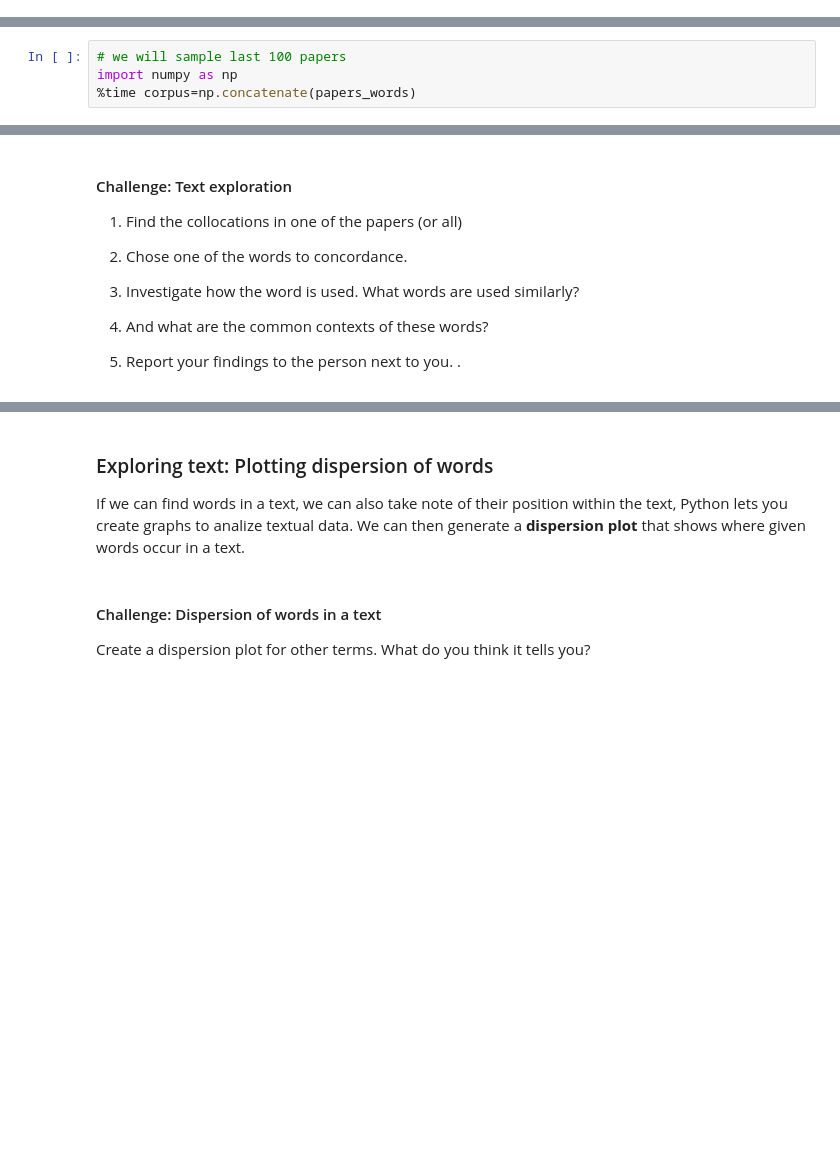
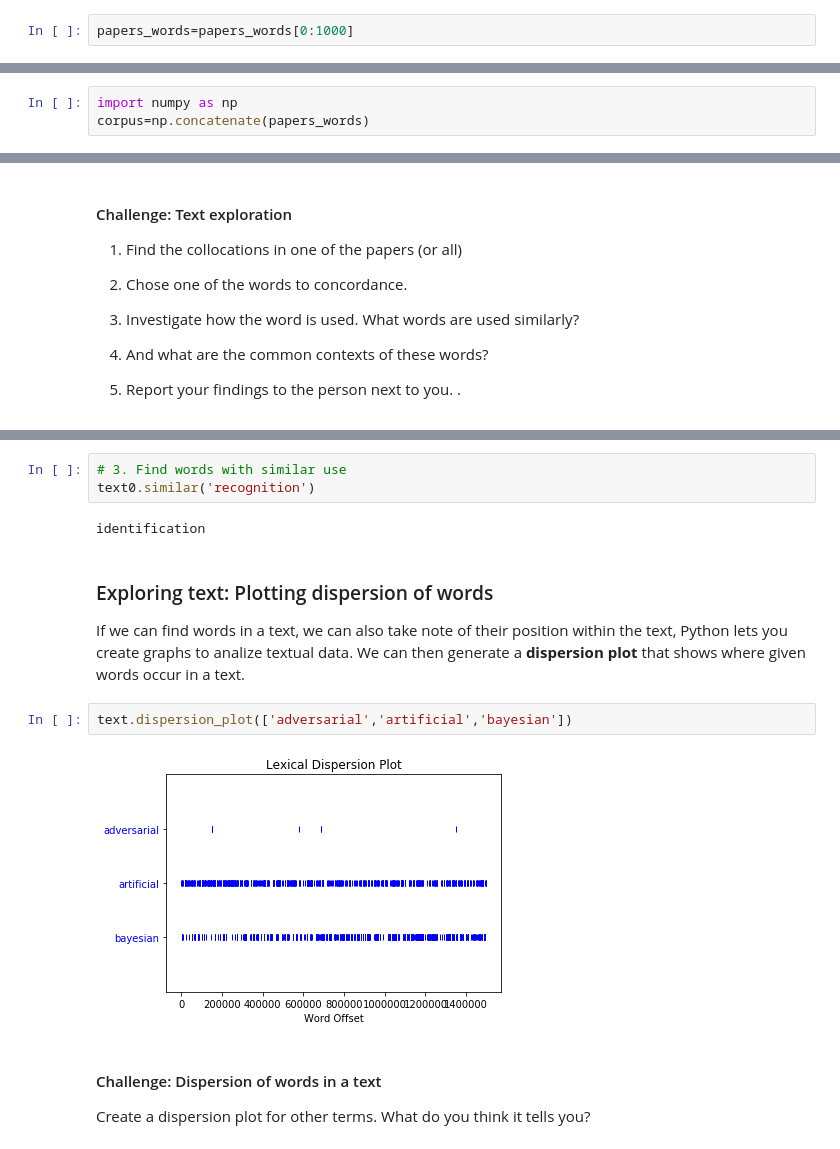
Before and after one commit to danielgil1/Intro-NLTK-2019-Apr, a Jupyter notebook: Introduction to NLTK-Workbook.ipynb, the cells around one changed output, grey strips where cells are left out. Saved outputs shown, nothing was run; the diff lists cells and outputs as text; blank space fills up the shorter version.

```diff
--- a/Introduction to NLTK-Workbook.ipynb
+++ b/Introduction to NLTK-Workbook.ipynb
@@ -202,0 +282,2 @@ We can use methods from the object **text** to count the words
+# %%
+papers_words=papers_words[0:1000]
@@ -210,6 +291,5 @@ FreqDist({'image': 23, 'robot': 23, 'fig': 21, 'learn': 19, 'database': 19, 'def
 # %% [markdown]
 What if we need the whole corpus?
 # %%
-# we will sample last 100 papers
 import numpy as np
-%time corpus=np.concatenate(papers_words)
+corpus=np.concatenate(papers_words)
@@ -282,7 +398,16 @@ We can also find words that typically occur together, which tend to be very spec
+# %%
+# 3. Find words with similar use
+text0.similar('recognition')
+# %% [output]
+identification
 # %% [markdown]
 ### Exploring text: Plotting dispersion of words
 If we can find words in a text, we can also take note of their position within the text, Python lets you create graphs to analize textual data.
 We can then generate a **dispersion plot** that shows where given words occur in a text.
+# %%
+text.dispersion_plot(['adversarial','artificial','bayesian'])
+# %% [output]
+[figure, added]
 # %% [markdown]
 #### Challenge: Dispersion of words in a text
 
```
Also changed, not shown: parts of 104 cells of this notebook.
